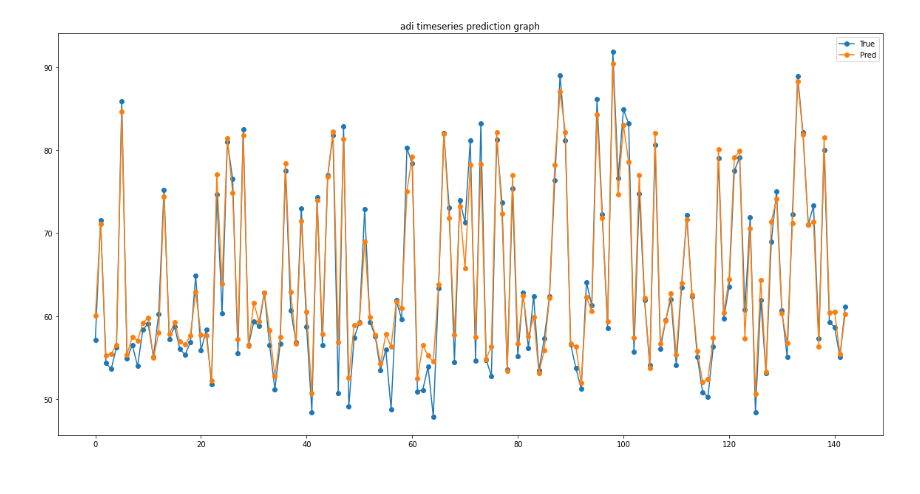
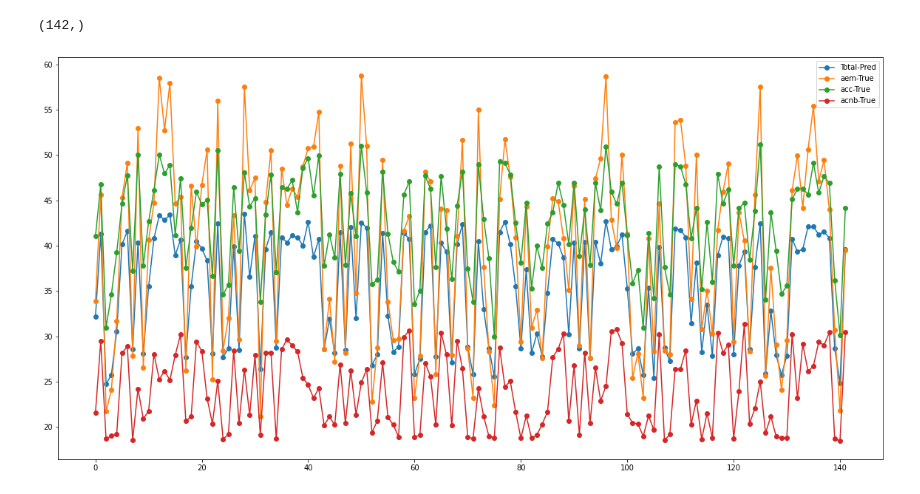
Before and after one commit to VissaMoutafis/Time-Series-Processing-with-Tensorflow, a Jupyter notebook: Project3_A1.ipynb, the cells around one changed output. Drawn from its saved outputs; the diff is of its cells as text; code cells hidden in the pictures.

```diff
--- a/Project3_A1.ipynb
+++ b/Project3_A1.ipynb
@@ -13,8 +18,8 @@ from keras.callbacks import EarlyStopping
 # %%
 input_dataset_path = 'drive/MyDrive/Collab-Datasets/nasd_input.csv'
 query_dataset_path = 'drive/MyDrive/Collab-Datasets/nasd_query.csv'
-DATASET_SIZE = 1
-LAG = 15
+DATASET_SIZE = 3
+LAG = 20
 # %%
 timeseries_df = pd.read_csv(input_dataset_path, sep='\t', index_col=0, header=None).astype(np.float32).sample(DATASET_SIZE)
 TIME_SERIES_ID = timeseries_df.index.tolist()
@@ -41,11 +46,17 @@ def preprocess_dataset(df, lag=1):
   X = None
   y = None
   for timeseries in dataset:
+    X_i = None
+    y_i = None
     for i in range(lag, len(timeseries)):
-      X_i = np.asarray(timeseries[i-lag:i]).reshape((1, len(timeseries[i-lag:i]), 1))
-      X = np.concatenate((X, X_i)) if X is not None else X_i
-      y_i = np.asarray(timeseries[i]).reshape((-1))
-      y = np.concatenate((y, y_i)) if y is not None else y_i
+      X_ij = np.asarray(timeseries[i-lag:i]).reshape((1, len(timeseries[i-lag:i]), 1))
+      X_i = np.concatenate((X_i, X_ij)) if X_i is not None else X_ij
+      y_ij = np.asarray(timeseries[i]).reshape((-1, 1))
+      y_i = np.concatenate((y_i, y_ij)) if y_i is not None else y_ij
+
+    X = np.concatenate((X, X_i), axis=-1) if X is not None else X_i
+    y = np.concatenate((y, y_i), axis=-1) if y is not None else y_i
+
   return train_test_split(X, y, test_size=0.2)
 # %%
 X_train, X_val, y_train, y_val = preprocess_dataset(timeseries_df, lag=LAG)
@@ -101,6 +105,6 @@ class TimeSeriesForecast():
 # %%
-model = TimeSeriesForecast(X_train.shape[1:], [50, 50,100, 200], dropout=0.5)
+model = TimeSeriesForecast(X_train.shape[1:], [50, 50,100], dropout=0.3)
 # %%
-model.fit(TIME_SERIES_ID[0], X_train, y_train, epochs=50, batch_size=32)
+model.fit(X_train, y_train, epochs=50)
 # %% [output]
 Epoch 1/50
@@ -129,9 +133,16 @@ model.evaluate(TIME_SERIES_ID[0], X_val, y_val)
 # %%
-y_pred = reverse_normalize(model.predict(TIME_SERIES_ID[0], X_val))
+y_pred = reverse_normalize(model.predict(X_val).reshape(-1))
 figure(figsize=(20, 10))
-plt.plot(np.arange(0, len(y_val)), reverse_normalize(y_val) ,'o-', np.arange(0, len(y_val)), y_pred, 'o-')
-plt.legend(['True', "Pred"])
-plt.title(f"{TIME_SERIES_ID[0]} timeseries prediction graph")
+lgnd = ['Total-Pred']
+print(y_pred.shape)
+plt.plot(np.arange(0, len(y_pred)), y_pred, 'o-')
+
+for i, id in enumerate(TIME_SERIES_ID):
+  plt.plot(np.arange(0, len(y_val[:, i])), reverse_normalize(y_val.transpose())[i, :] ,'o-')
+  lgnd += [f'{id}-True']
+
+plt.legend(lgnd)
 plt.show()
 # %% [output]
+(142,)
-[figure, old version]
+[figure, new version]
```
Also changed, not shown: parts of 4 cells of this notebook.
